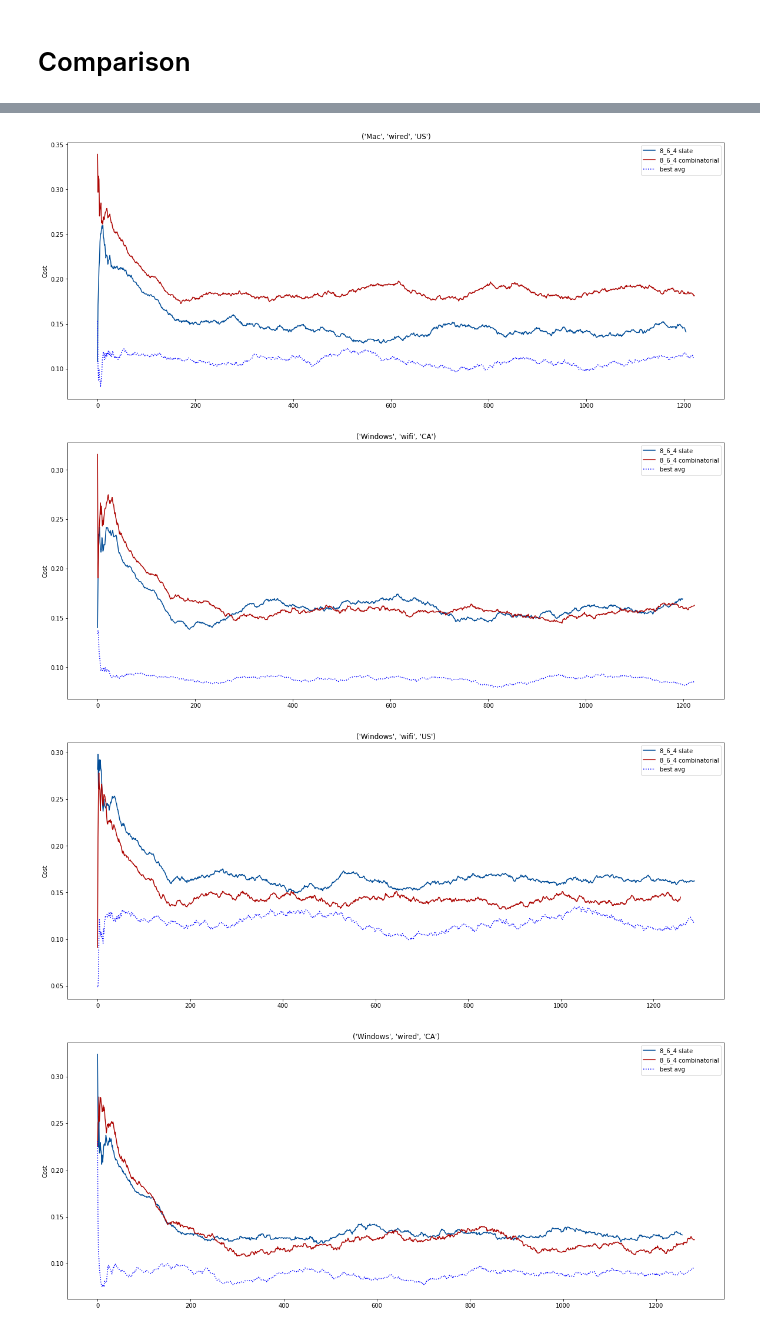
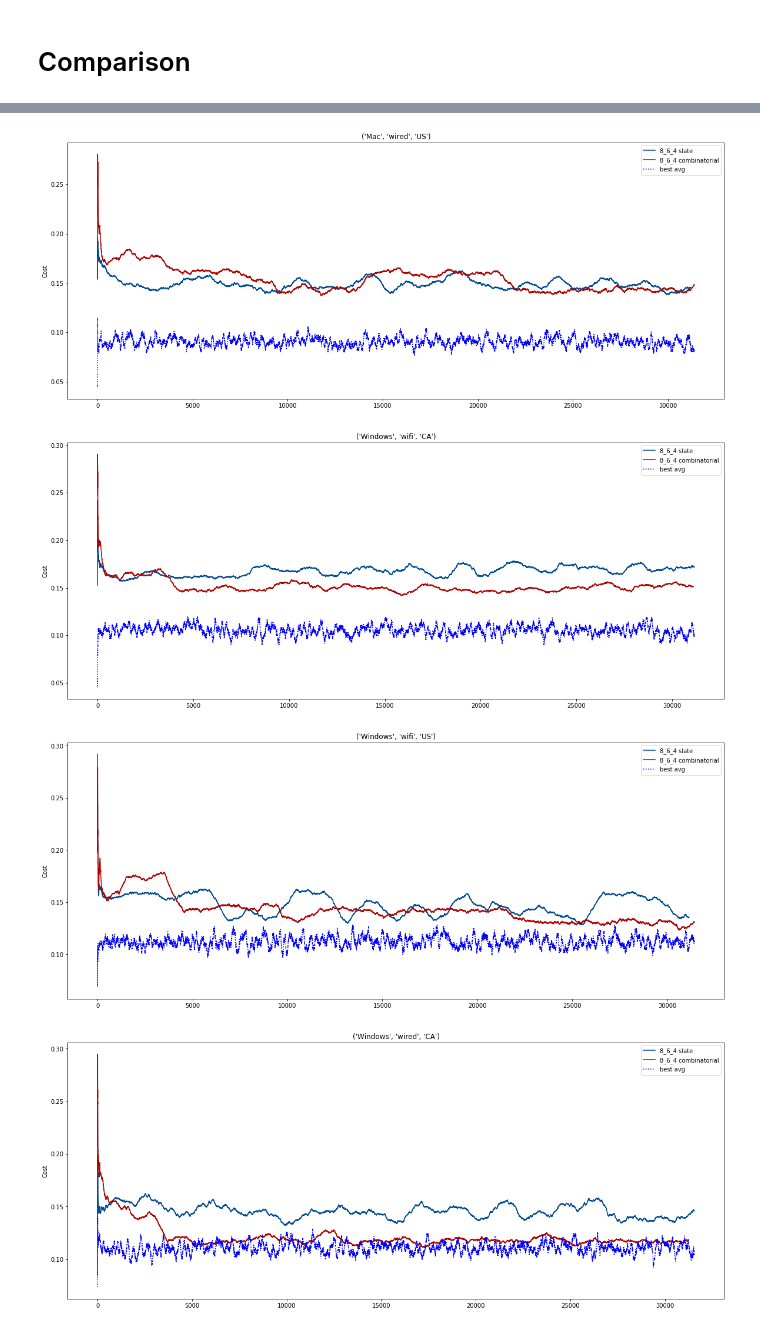
Before and after one commit to VowpalWabbit/slates-experiments, a Jupyter notebook: notebook/slates_sim.ipynb, the cells around one changed output, grey strips where cells are left out. Saved outputs shown, nothing was run; the diff lists cells and outputs as text; code cells hidden in the pictures.

```diff
--- a/notebook/slates_sim.ipynb
+++ b/notebook/slates_sim.ipynb
@@ -9,7 +9,7 @@ import slates
 def setup_outcomes():
     return {('Mac', 'wifi', 'CA'): [], ('Mac', 'wifi', 'US'): [], ('Mac', 'wired', 'CA'): [], ('Mac', 'wired', 'US'): [], ('Windows', 'wifi', 'CA'): [], ('Windows', 'wifi', 'US'): [], ('Windows', 'wired', 'CA'): [], ('Windows', 'wired', 'US'): []}
 # %%
-GROUND_TRUTH_DATASET = "data/less_random_only_reverse/df_all_8_6_4_10runs.csv"
+GROUND_TRUTH_DATASET = "data/less_random_only_reverse/df_all_8_6_4_50runs.csv"
 TEST_DATASETS = {
 #     "20_15_10" : "data/gen/df_all_20_15_10_5runs.csv",
     "8_6_4" : "data/less_random_only_reverse/df_all_8_6_4_5runs.csv"
@@ -70,7 +70,7 @@ for i, context in enumerate(grps_context.groups.keys()):
     grps_action = df_temp.groupby(['x', 'y', 'z'])
     for action in grps_action.groups.keys():
         df_temp2 = grps_action.get_group(action)
-        min_reward[context][action] = np.median(df_temp2['reward'])
+        min_reward[context][action] = np.mean(df_temp2['reward'])
 
     min_reward_action = min(min_reward[context], key=min_reward[context].get)
     min_actions[context] = min_reward_action
@@ -115,7 +115,7 @@ for name in test_configs:
     df = test_configs[name]["data"]
     rewards = test_configs[name]["rewards"]
 
-    for _ in range(10000):
+    for _ in range(250000):
         choice = np.random.choice(len(df))
         current_row = df.iloc[choice]
         platform = current_row["platform"]
@@ -147,9 +147,9 @@ for name in test_configs:
         x_index = test_configs[name]["x_actions"].index("x="+str(chosen_x))
         y_index = test_configs[name]["y_actions"].index("y="+str(chosen_y))
         z_index = test_configs[name]["z_actions"].index("z="+str(chosen_z))
-        x_outcome = (x_index, cost, 1/len(test_configs[name]["x"]))
-        y_outcome = (y_index, cost, 1/len(test_configs[name]["y"]))
-        z_outcome = (z_index, cost, 1/len(test_configs[name]["z"]))
+        x_outcome = (x_index, cost, pred[0][0][1])
+        y_outcome = (y_index, cost, pred[1][0][1])
+        z_outcome = (z_index, cost, pred[2][0][1])
 
         test_configs[name]["x_outcomes"][(platform,network,country)].append(test_configs[name]["x"][x_index])
         test_configs[name]["y_outcomes"][(platform,network,country)].append(test_configs[name]["y"][y_index])
@@ -171,7 +171,7 @@ for name in test_configs:
 
     df = test_configs[name]["data"]
     rewards = test_configs[name]["rewards"]
-    for _ in range(10000):
+    for _ in range(250000):
         choice = np.random.choice(len(df))
         current_row = df.iloc[choice]
         platform = current_row["platform"]
@@ -183,11 +183,14 @@ for name in test_configs:
         pred = cb_model.predict(examples, prediction_type=pyvw.pylibvw.vw.pACTION_SCORES)
         cb_model.finish_example(examples)
 
+
+
         # Normalize and sample
         pred_sum = sum(pred)
         pred = [float(i)/pred_sum for i in pred]
         chosen_action_index = np.random.choice(len(pred), p=pred)
         chosen_action = test_configs[name]["all_actions"][chosen_action_index]
+        chosen_pred = pred[chosen_action_index]
 
         row_index = rewards.index[(rewards['platform'] == platform)
                                        & (rewards['network'] == network)
@@ -206,7 +209,7 @@ for name in test_configs:
         test_configs[name]["cb_y_outcomes"][(platform,network,country)].append(chosen_action[1])
         test_configs[name]["cb_z_outcomes"][(platform,network,country)].append(chosen_action[2])
 
-        examples = slates.create_cb_example(cb_model, shared_context, test_configs[name]["all_string_actions"], outcome=(chosen_action_index, cost, 1/len(test_configs[name]["all_actions"])))
+        examples = slates.create_cb_example(cb_model, shared_context, test_configs[name]["all_string_actions"], outcome=(chosen_action_index, cost, chosen_pred))
         cb_model.learn(examples)
         cb_model.finish_example(examples)
 # %% [markdown]
@@ -221,8 +224,8 @@ for context in contexts:
     plt.figure(figsize=(20, 8))
     number_of_samples = max(len(test_configs[name]["outcomes"][context]), len(test_configs[name]["cb_outcomes"][context]))
     for i, name in enumerate(test_configs):
-        plt.plot(pd.Series(test_configs[name]["outcomes"][context]).rolling(120, min_periods=0).mean(), color=slate_colors[i], label="{} slate".format(name))
-        plt.plot(pd.Series(test_configs[name]["cb_outcomes"][context]).rolling(120, min_periods=0).mean(), color=cb_colors[i], label="{} combinatorial".format(name))
+        plt.plot(pd.Series(test_configs[name]["outcomes"][context]).rolling(1000, min_periods=0).mean(), color=slate_colors[i], label="{} slate".format(name))
+        plt.plot(pd.Series(test_configs[name]["cb_outcomes"][context]).rolling(1000, min_periods=0).mean(), color=cb_colors[i], label="{} combinatorial".format(name))
 
     plt.ylabel("Cost")
     # Plot optimal policy by sampling optimal policy number_of_samples times
@@ -239,4 +242,4 @@ for context in contexts:
-[figure, old version]
+[figure, new version]
-[figure, old version]
+[figure, new version]
-[figure, old version]
+[figure, new version]
-[figure, old version]
+[figure, new version]
```
Also changed, not shown: parts of 3 cells of this notebook, 4 other files.
